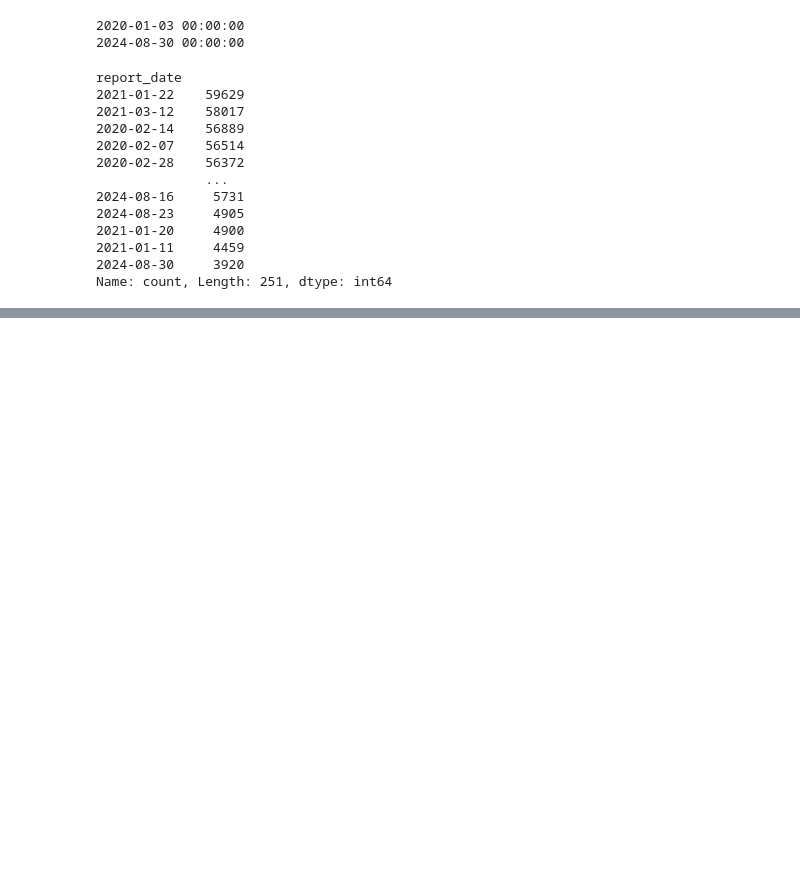
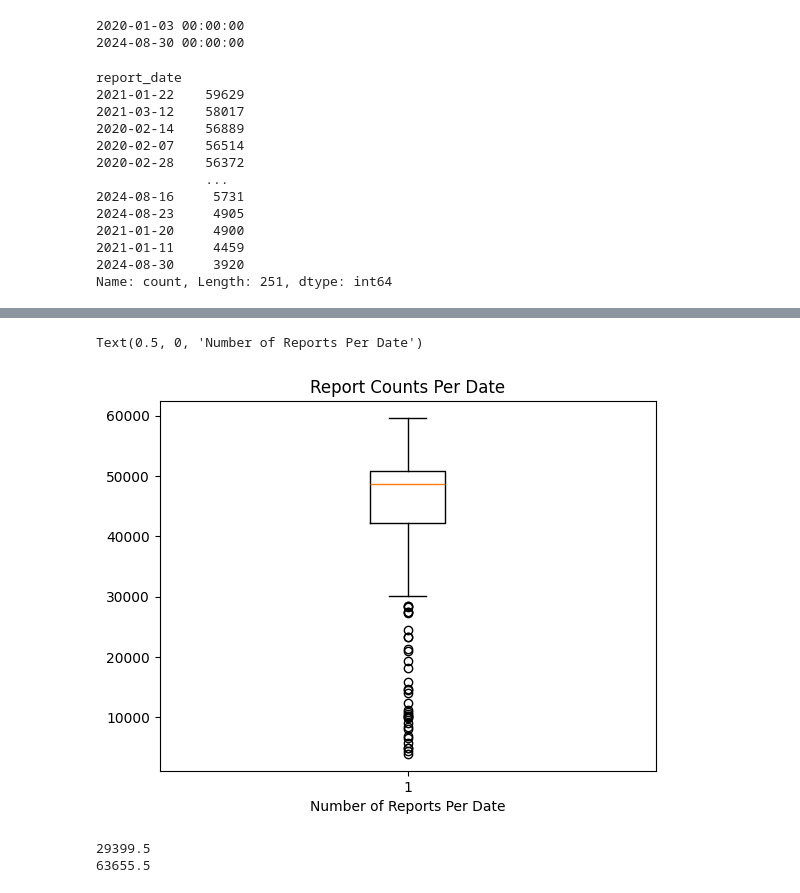
Before and after one commit to bradleytkay/Q1-2025-data-analysis-project-challenge, a Jupyter notebook: Q1-2025-step-2a-cleaning-pt-2.ipynb, the cells around one changed output, grey strips where cells are left out. Saved outputs shown, nothing was run; the diff lists cells and outputs as text; code cells hidden in the pictures; blank space fills up the shorter version.

Commit message:
Completed filtering (.describe(), IRQ, visualization) of usda_df[report_date]

```diff
--- a/Q1-2025-step-2a-cleaning-pt-2.ipynb
+++ b/Q1-2025-step-2a-cleaning-pt-2.ipynb
@@ -423,0 +441,33 @@ Name: count, Length: 251, dtype: int64
+# %%
+# Let's visualize that
+
+plt.boxplot(date_counts)
+plt.title('Report Counts Per Date')
+plt.xlabel('Number of Reports Per Date')
+
+# It appears that dates with fewer than 30,000 reports are uncommon, and should perhaps be treated
+# as outliers.
+# %% [output]
+Text(0.5, 0, 'Number of Reports Per Date')
+[figure, added]
+# %%
+# Get the IQR
+
+Q1 = date_counts.quantile(0.25)
+Q3 = date_counts.quantile(0.75)
+IQR = Q3-Q1
+
+lower_bound = Q1 - (1.5 * IQR)
+upper_bound = Q3 + (1.5 * IQR)
+
+high_outliers = date_counts[date_counts < lower_bound].index
+low_outliers = date_counts[date_counts > upper_bound].index
+
+print(lower_bound)
+print(upper_bound)
+
+# Okay, so anything with less than 29,399.5 reports is a low outlier, and anything with more than 63,655.5 reports
+# is a high outlier.
+# %% [output]
+29399.5
+63655.5
```
Also changed, not shown: parts of 9 cells of this notebook.
